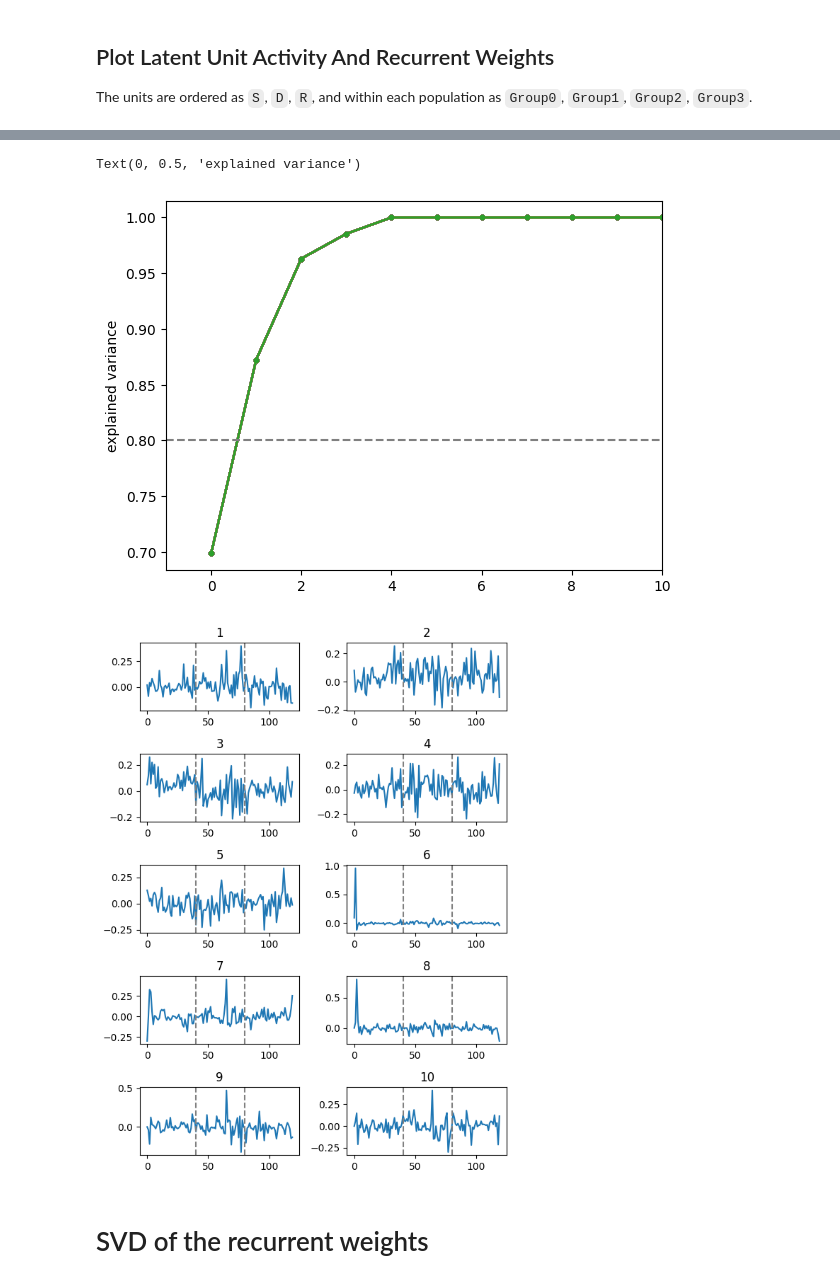
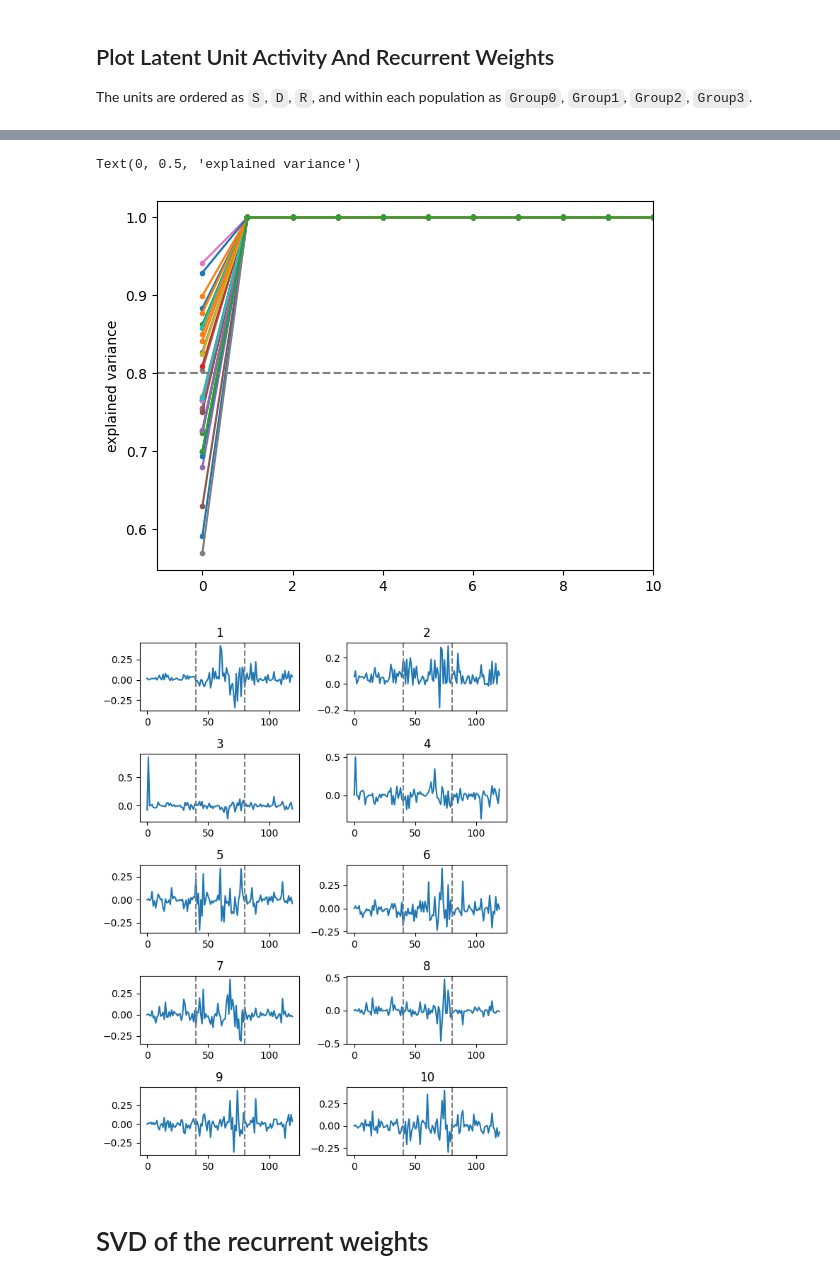
Before and after one commit to chrismkkim/ALMContinualLearning, a Jupyter notebook: _8_LatentNetwork_Notebook.ipynb, the cells around one changed output, grey strips where cells are left out. Drawn from its saved outputs; the diff is of its cells as text; code cells hidden in the pictures.

```diff
--- a/_8_LatentNetwork_Notebook.ipynb
+++ b/_8_LatentNetwork_Notebook.ipynb
@@ -41,15 +37,22 @@ tensor([True, True, True, True, True])
 
 `results` contains the trained RNN, trained session readouts, training metadata, and loss history.
 # %%
-results = ln.load_latent_network(checkpoint_path=str(checkpoint_path))
+results = ln.load_latent_network(
+    checkpoint_path=str(checkpoint_path),
+    device=device,
+)
 
 rnn = results['rnn']
 datasets = results['datasets']
 loss_history = results['loss_history']
+n_sessions = rnn.n_sessions
 
 print('loaded datasets:', len(datasets))
+print('sessions:', n_sessions)
 print('RNN units:', rnn.n_units)
 print('time bins:', rnn.n_time)
+print('recurrent rank:', rnn.recurrent_rank)
+print('input components:', rnn.n_input_components)
 print('loss history length:', len(results['loss_history']))
 # %% [output]
 loaded datasets: 5
@@ -132,16 +221,19 @@ plt.tight_layout()
 # %%
-for fx in range(33):
-    W = rnn.recurrent_weight(fx).detach().cpu().numpy()
+wrec_path = Path(ln.SAVE_FIGURE_PATH) / 'wrec'
+wrec_path.mkdir(parents=True, exist_ok=True)
+
+for fx_plot in range(n_sessions):
+    W = rnn.recurrent_weight(fx_plot).detach().cpu().numpy()
 
     plt.figure(figsize=(6,6))
     wlim = np.max(np.abs(W)) / 4
     if wlim == 0:
         wlim = 1
     plt.imshow(W, cmap='bwr', vmin=-wlim, vmax=wlim, aspect='auto')
-    plt.title('Recurrent weight W')
+    plt.title(f'Recurrent weight W: fx {fx_plot}')
     plt.xlabel('from unit')
     plt.ylabel('to unit')
     plt.colorbar(fraction=0.046, pad=0.04)
     plt.tight_layout()
-    plt.savefig(f'figure/latent_network/wrec/w{fx}')
+    plt.savefig(wrec_path / f'w{fx_plot}.png')
     plt.close()
@@ -196,17 +240,17 @@ wstop: 80
 # %%
-N=10
-fx=10
-sv_cumsum = np.zeros((33,12*N))
-expvar_cumsum = np.zeros((33,12*N))
-components = np.zeros((33,12*N,12*N))
-for fx in range(33):
-    W = rnn.recurrent_weight(fx).detach().cpu().numpy()
+n_units = rnn.n_units
+sv_cumsum = np.zeros((n_sessions, n_units))
+expvar_cumsum = np.zeros((n_sessions, n_units))
+components = np.zeros((n_sessions, n_units, n_units))
+
+for fx_idx in range(n_sessions):
+    W = rnn.recurrent_weight(fx_idx).detach().cpu().numpy()
     # U, S, Vh = np.linalg.svd(W)
-    # sv_cumsum[fx] = np.cumsum(S**2) / np.sum(S**2)
+    # sv_cumsum[fx_idx] = np.cumsum(S**2) / np.sum(S**2)
     pca = sklearn.decomposition.PCA()
     pca.fit(W.T)
-    expvar_cumsum[fx] = np.cumsum(pca.explained_variance_ratio_)
-    components[fx] = pca.components_
+    expvar_cumsum[fx_idx] = np.cumsum(pca.explained_variance_ratio_)
+    components[fx_idx] = pca.components_
 # %%
 effdim = np.argmax(expvar_cumsum > 0.8,axis=1)+1
 effdim
@@ -216,29 +260,29 @@ array([2, 2, 2, 2, 2, 2, 2, 2, 2, 2, 2, 2, 2, 2, 2, 2, 2, 2, 2, 2, 2, 2,
 # %%
 plt.figure()
-for fx in range(33):
-    # plt.plot(sv_cumsum[fx])
-    plt.plot(expvar_cumsum[fx],marker='.')
+for fx_idx in range(n_sessions):
+    # plt.plot(sv_cumsum[fx_idx])
+    plt.plot(expvar_cumsum[fx_idx], marker='.')
 plt.xlim([-1,10])
 plt.axhline(0.8,color='gray',linestyle='--')
 # plt.ylim([0.7,0.9])
 plt.ylabel('explained variance')
 # %% [output]
 Text(0, 0.5, 'explained variance')
-[figure, old version]
+[figure, new version]
 # %%
-fx1 = 3
-fx2 = 23
+fx1 = min(3, n_sessions - 1)
+fx2 = min(23, n_sessions - 1)
 plt.figure(figsize=(6,8))
 for ic in range(10):
     plt.subplot(5,2,ic+1)
     # plt.plot(components[fx1,ic])
     plt.plot(components[fx2,ic])
     plt.axvline(40,color='gray',linestyle='--')
     plt.axvline(80,color='gray',linestyle='--')
     plt.title(f'{ic+1}')
 plt.tight_layout()
 # %% [output]
-[figure, old version]
+[figure, new version]
 # %% [markdown]
 # SVD of the recurrent weights
 # %%
```
Also changed, not shown: parts of 16 cells of this notebook, 1 other file.
